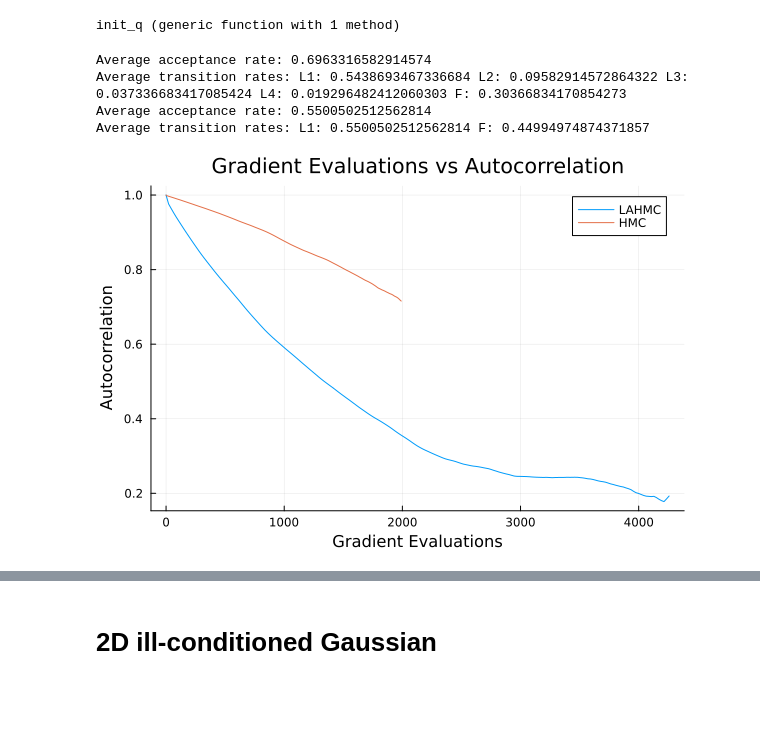
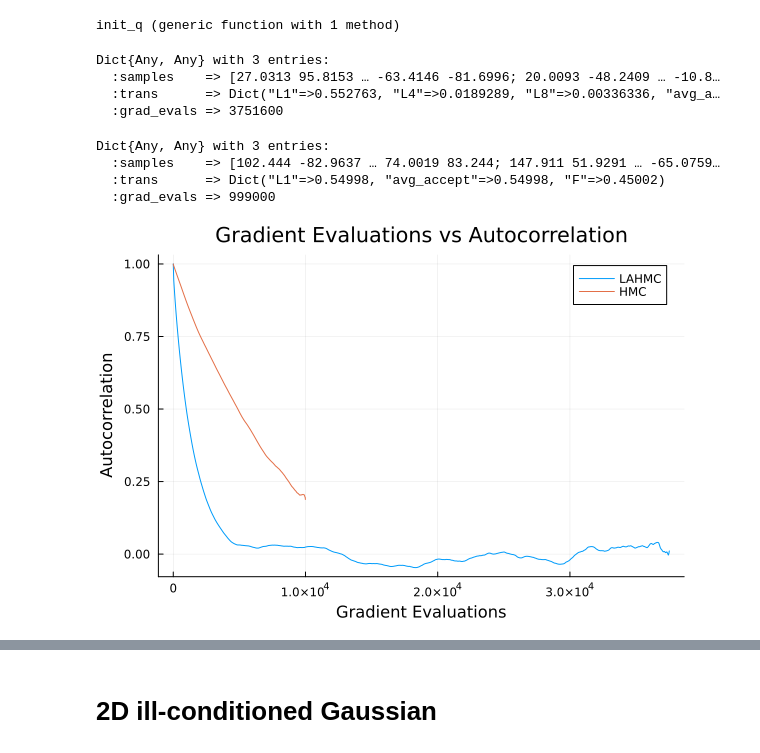
Before and after one commit to prl405/lahmc, a Jupyter notebook: lahmc_paper.ipynb, the cells around one changed output, grey strips where cells are left out. Cells and saved outputs as stored; diff of their text form; code cells hidden in the pictures; blank space fills up the shorter version.

Commit message:
- Changed transition rates to be stored as a dict rather than many prints - Cleaned up unecessary code - Refactored function names

```diff
--- a/lahmc_paper.ipynb
+++ b/lahmc_paper.ipynb
@@ -8,10 +11,11 @@ sample_loop (generic function with 1 method)
 # %% [markdown]
 # Rough Well
 # %%
-n_samples = 200
+n_samples = 1000
 n_chains = 100
 epsilon = 1
 L = 10
+K = 4
 beta = 0.1
 n_param = 2
 
@@ -29,26 +33,31 @@ function init_q()
 end
 # %% [output]
 init_q (generic function with 1 method)
+# %%
+lahmc_samples = sample_loop(n_chains, U, dU, init_q, epsilon, L, 10, beta, n_param, n_samples)
+# %% [output]
+Dict{Any, Any} with 3 entries:
+  :samples    => [27.0313 95.8153 … -63.4146 -81.6996; 20.0093 -48.2409 … -10.8…
+  :trans      => Dict("L1"=>0.552763, "L4"=>0.0189289, "L8"=>0.00336336, "avg_a…
+  :grad_evals => 3751600
+# %%
+hmc_samples = sample_loop(n_chains, U, dU, init_q, epsilon, L, 1, beta, n_param, n_samples)
+# %% [output]
+Dict{Any, Any} with 3 entries:
+  :samples    => [102.444 -82.9637 … 74.0019 83.244; 147.911 51.9291 … -65.0759…
+  :trans      => Dict("L1"=>0.54998, "avg_accept"=>0.54998, "F"=>0.45002)
+  :grad_evals => 999000
 # %%
-lahmc_samples, grad_count = sample_loop(n_chains, U, dU, init_q, epsilon, L, 4, beta, n_param, n_samples)
-autocorrelation_lahmc = calculate_looped_autocorrelation(lahmc_samples)
+autocorrelation_lahmc = autocorrelation(lahmc_samples[:samples])
+autocorrelation_hmc = autocorrelation(hmc_samples[:samples])
 
-gradient_evaluations_lahmc = LinRange(0, grad_count/n_chains, length(autocorrelation_lahmc))
+gradient_evaluations_lahmc = LinRange(0, lahmc_samples[:grad_evals]/n_chains, length(autocorrelation_lahmc))
+gradient_evaluations_hmc = LinRange(0, hmc_samples[:grad_evals]/n_chains, length(autocorrelation_hmc))
 
 plt_lahmc_ac = plot(gradient_evaluations_lahmc, autocorrelation_lahmc, title="Gradient Evaluations vs Autocorrelation", xlabel="Gradient Evaluations", ylabel="Autocorrelation", label="LAHMC")
-
-hmc_samples, grad_count = sample_loop(n_chains, U, dU, init_q, epsilon, L, 1, beta, n_param, n_samples)
-autocorrelation_hmc = calculate_looped_autocorrelation(hmc_samples)
-
-gradient_evaluations_hmc = LinRange(0, grad_count/n_chains, length(autocorrelation_hmc))
-
 plt_hmc_ac = plot!(gradient_evaluations_hmc, autocorrelation_hmc, label="HMC")
 
 display(plt_lahmc_ac)
 # %% [output]
-Average acceptance rate: 0.6963316582914574
-Average transition rates: L1: 0.5438693467336684 L2: 0.09582914572864322 L3: 0.037336683417085424 L4: 0.019296482412060303 F: 0.30366834170854273
-Average acceptance rate: 0.5500502512562814
-Average transition rates: L1: 0.5500502512562814 F: 0.44994974874371857
-[figure, old version]
+[figure, new version]
 # %%
```
Also changed, not shown: parts of 26 cells of this notebook, 2 other files.
